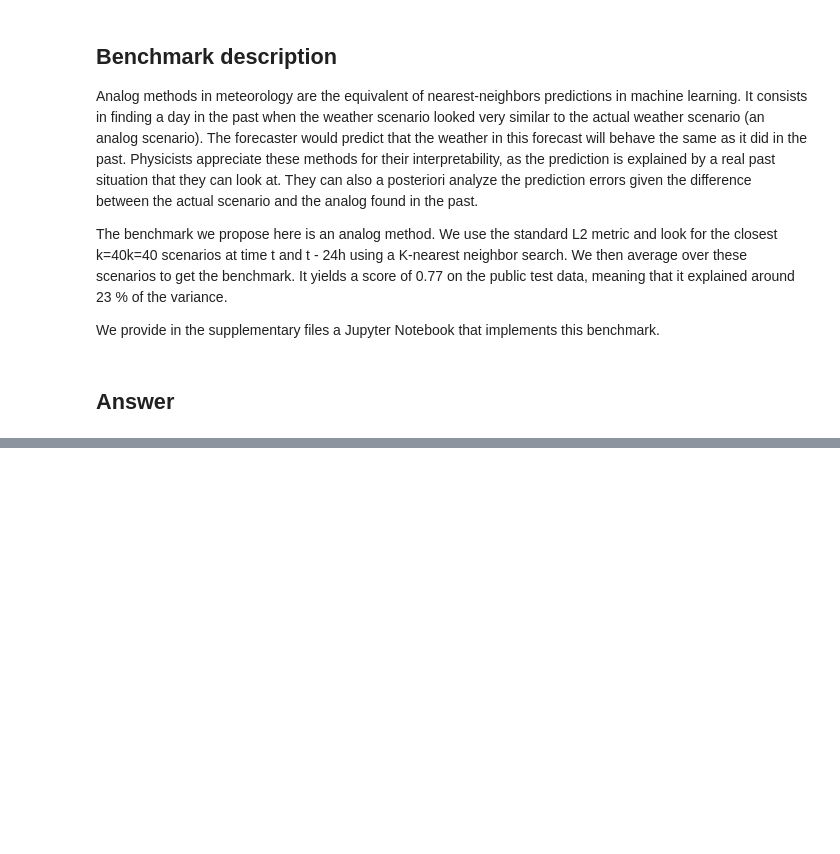
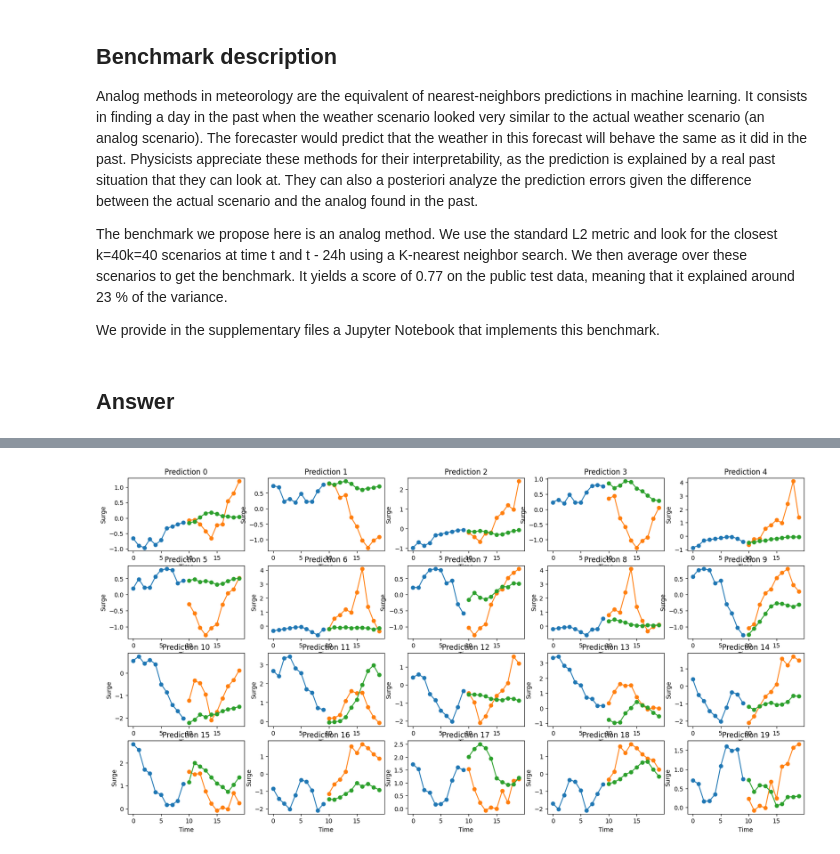
Before and after one commit to Entador/can-you-predict-the-tide, a Jupyter notebook: prediction.ipynb, the cells around one changed output, grey strips where cells are left out. Saved outputs shown, nothing was run; the diff lists cells and outputs as text; code cells hidden in the pictures; blank space fills up the shorter version.

```diff
--- a/prediction.ipynb
+++ b/prediction.ipynb
@@ -149,6 +185,23 @@ model.compile(optimizer='adam', loss='mse', metrics=['mae', 'mse'])
+# %%
+# model = tf.keras.Sequential([
+#   tf.keras.layers.Dense(128, activation='relu', input_shape=(10,)),
+#   tf.keras.layers.Dense(128, activation='relu'),
+#   tf.keras.layers.Dense(128, activation='relu'),
+#   tf.keras.layers.Dense(10)
+# ])
+# model.compile(loss='mse', optimizer='adam', metrics=['mae'])
+
+model = tf.keras.Sequential([
+  tf.keras.layers.LSTM(128, return_sequences=True, input_shape=(10, 1)),
+  tf.keras.layers.LSTM(128),
+  tf.keras.layers.Dense(128, activation='relu'),
+  tf.keras.layers.Dense(10)
+])
+
+model.compile(loss='mse', optimizer='adam', metrics=['mae', 'mse'])
 # %%
 # fit model
-history = model.fit(X_train, Y_train, epochs=100, batch_size=32, validation_split=0.1, verbose=1)
+history = model.fit(X_train, Y_train, epochs=100, batch_size=32, validation_data=(X_test, Y_test))
 
 # plot loss
 plt.plot(history.history['loss'], label='train')
@@ -169,0 +231,20 @@ plt.show()
+# %%
+# make predictions
+Y_pred = model.predict(X_test)
+
+score = model.evaluate(X_test, Y_test, verbose=0)
+print('Test loss:', score)
+
+# plot predictions
+fig, ax = plt.subplots(4, 5, figsize=(20, 10))
+for i in range(4):
+  for j in range(5):
+    idx = i * 5 + j
+    ax[i, j].plot(range(10), X_test[idx], 'o-')
+    ax[i, j].plot(range(10, 20), Y_test[idx], 'o-')
+    ax[i, j].plot(range(10, 20), Y_pred[idx], 'o-')
+    ax[i, j].set_title(f'Prediction {idx}')
+    ax[i, j].set_xlabel('Time')
+    ax[i, j].set_ylabel('Surge')
+plt.show()  # predictions are not good
+# %% [output]
@@ -170,3 +253,4 @@ plt.show()
+[figure, added]
 # %%
 
 import surge_prediction_metric as surge
```
Also changed, not shown: parts of 9 cells of this notebook, 1 other file.
